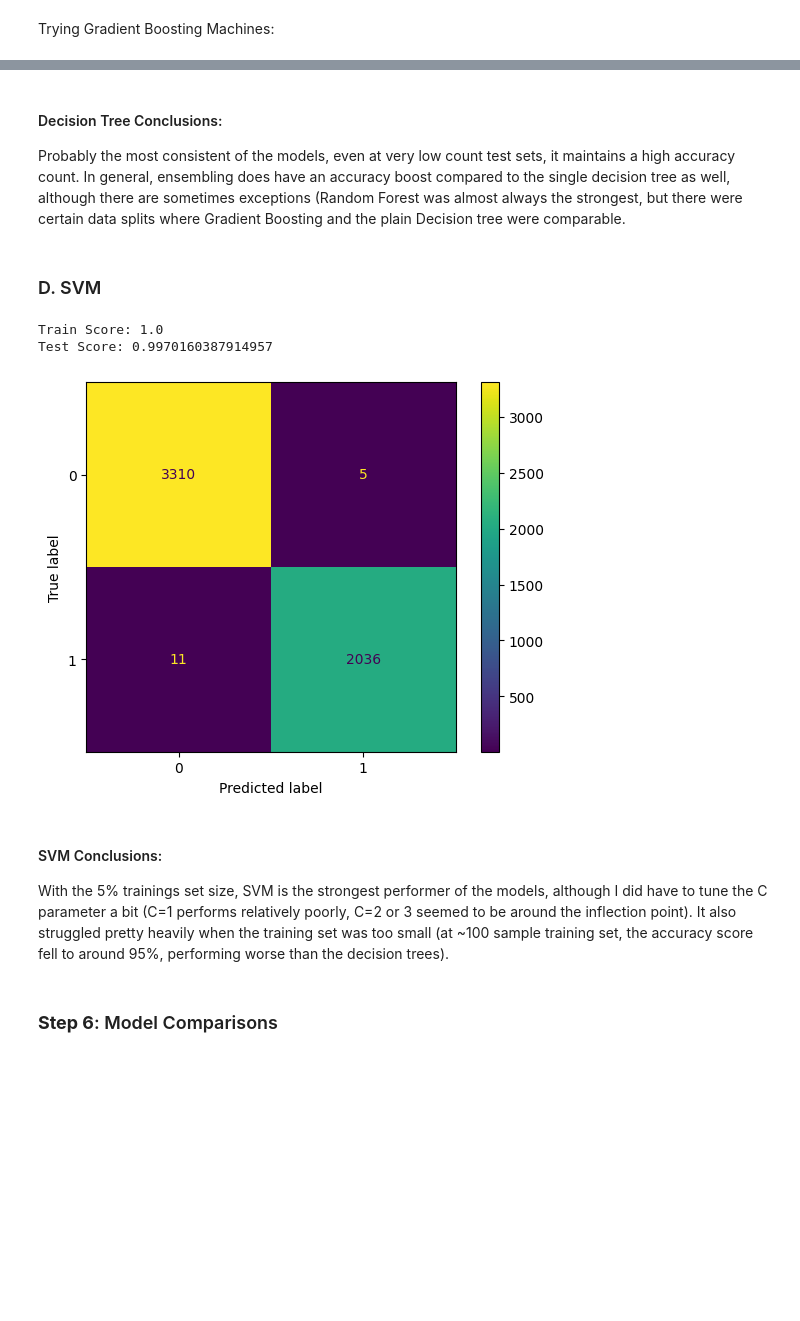
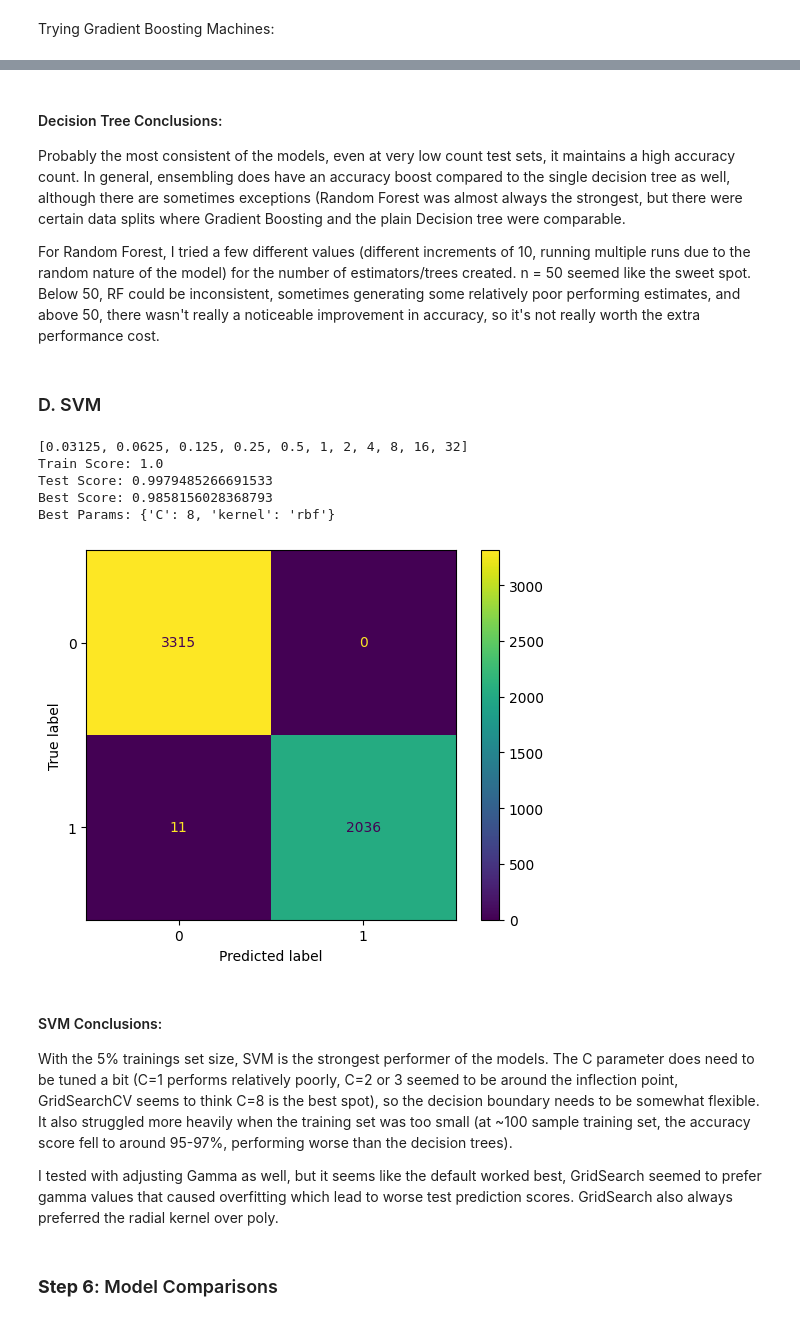
Before and after one commit to bxue2/Supervised-Learning-Final, a Jupyter notebook: mushroom_models.ipynb, the cells around one changed output, grey strips where cells are left out. Drawn from its saved outputs; the diff is of its cells as text; code cells hidden in the pictures; blank space fills up the shorter version.

```diff
--- a/mushroom_models.ipynb
+++ b/mushroom_models.ipynb
@@ -302,7 +303,7 @@ Trying Random Forest:
 # Random Forest
 from sklearn.ensemble import RandomForestClassifier
 
-rf_clf = RandomForestClassifier(n_estimators=100).fit(X_train, y_train)
+rf_clf = RandomForestClassifier(n_estimators=50).fit(X_train, y_train)
 
 scores['RF'] = rf_clf.score(X_test, y_test)
 print("Train Score: " + str(rf_clf.score(X_train, y_train)))
@@ -324,7 +325,9 @@ Trying Gradient Boosting Machines:
 # GBM
 from sklearn.ensemble import GradientBoostingClassifier
 
-gbm_clf = GradientBoostingClassifier().fit(X_train, y_train)
+gbm_param_grid = {'learning_rate': {0.01, 0.1, 0.5, 1}, 'n_estimators': [10 * i for i in range(1, 20)]}
+# GridSearchCV(
+gbm_clf = GradientBoostingClassifier(learning_rate=0.1, n_estimators=50).fit(X_train, y_train)
 
 scores['GBM'] = gbm_clf.score(X_test, y_test)
 print("Train Score: " + str(gbm_clf.score(X_train, y_train)))
@@ -343,32 +346,44 @@ Test Score: 1.0
 # %% [markdown]
 #### Decision Tree Conclusions:
 Probably the most consistent of the models, even at very low count test sets, it maintains a high accuracy count. In general, ensembling does have an accuracy boost compared to the single decision tree as well, although there are sometimes exceptions (Random Forest was almost always the strongest, but there were certain data splits where Gradient Boosting and the plain Decision tree were comparable.
+
+For Random Forest, I tried a few different values (different increments of 10, running multiple runs due to the random nature of the model) for the number of estimators/trees created. n = 50 seemed like the sweet spot. Below 50, RF could be inconsistent, sometimes generating some relatively poor performing estimates, and above 50, there wasn't really a noticeable improvement in accuracy, so it's not really worth the extra performance cost.
 # %% [markdown]
 ### D. SVM
 # %%
 # SVM
 from sklearn.svm import SVC
+log_range = [2**i for i in range(-5, 6)]
+print(log_range)
+svm_param_grid = {'C': log_range, 'kernel': ['rbf', 'poly']}
+svm_clf = GridSearchCV(estimator=SVC(), param_grid=svm_param_grid, cv = 3, scoring = 'accuracy').fit(X_train, y_train)
+# svm_clf = SVC(C=3, kernel='rbf').fit(X_train, y_train)
 
-svm_clf = SVC(C=3, kernel='rbf').fit(X_train, y_train)
-
-scores['SVM'] = svm_clf.score(X_test, y_test)
-print("Train Score: " + str(svm_clf.score(X_train, y_train)))
+scores['SVM'] = svm_clf.best_estimator_.score(X_test, y_test)
+print("Train Score: " + str(svm_clf.best_estimator_.score(X_train, y_train)))
 print("Test Score: " + str(scores['SVM']))
+print("Best Score: " + str(svm_clf.best_score_))
+print("Best Params: " + str(svm_clf.best_params_))
 
 y_svm_test_pred = svm_clf.predict(X_test)
 
 svm_cm = confusion_matrix(y_test, y_svm_test_pred)
 cm_disp = ConfusionMatrixDisplay(confusion_matrix=svm_cm)
 cm_disp.plot()
 plt.show()
 # %% [output]
+[0.03125, 0.0625, 0.125, 0.25, 0.5, 1, 2, 4, 8, 16, 32]
 Train Score: 1.0
-Test Score: 0.9970160387914957
+Test Score: 0.9979485266691533
+Best Score: 0.9858156028368793
+Best Params: {'C': 8, 'kernel': 'rbf'}
-[figure, old version]
+[figure, new version]
 # %% [markdown]
 #### SVM Conclusions:
 
-With the 5% trainings set size, SVM is the strongest performer of the models, although I did have to tune the C parameter a bit (C=1 performs relatively poorly, C=2 or 3 seemed to be around the inflection point). It also struggled pretty heavily when the training set was too small (at ~100 sample training set, the accuracy score fell to around 95%, performing worse than the decision trees).
+With the 5% trainings set size, SVM is the strongest performer of the models. The C parameter does need to be tuned a bit (C=1 performs relatively poorly, C=2 or 3 seemed to be around the inflection point, GridSearchCV seems to think C=8 is the best spot), so the decision boundary needs to be somewhat flexible. It also struggled more heavily when the training set was too small (at ~100 sample training set, the accuracy score fell to around 95-97%, performing worse than the decision trees).
+
+I tested with adjusting Gamma as well, but it seems like the default worked best, GridSearch seemed to prefer gamma values that caused overfitting which lead to worse test prediction scores. GridSearch also always preferred the radial kernel over poly.
 # %% [markdown]
 ### **Step 6**: Model Comparisons
 # %%
```
Also changed, not shown: parts of 8 cells of this notebook.
